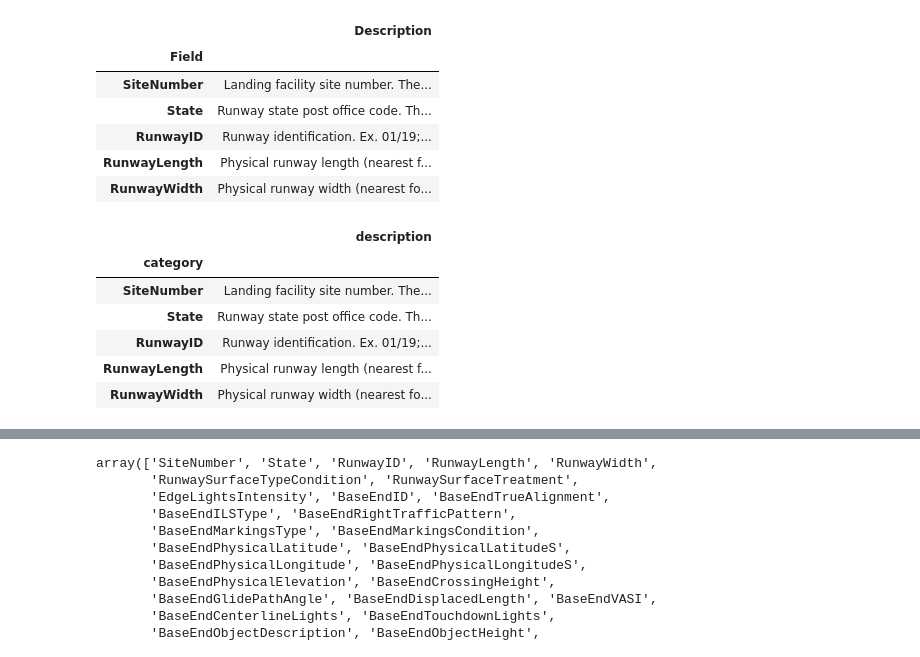
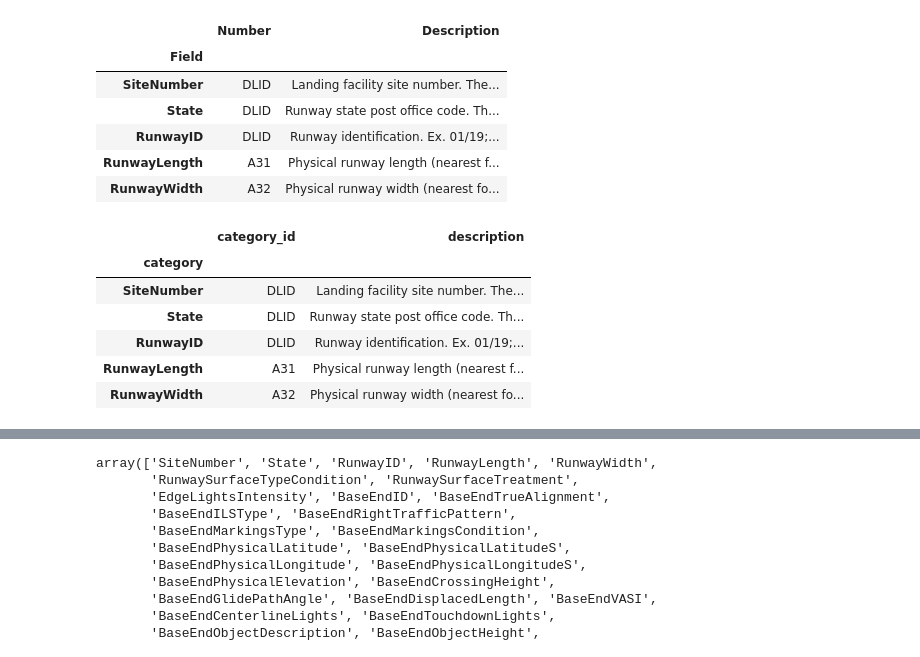
Before and after one commit to mpatterson73/US-Airports, a Jupyter notebook: ETL/FAA-Airports-data/runways_dict.ipynb, the cells around one changed output, grey strips where cells are left out. Drawn from its saved outputs; the diff is of its cells as text; code cells hidden in the pictures.

```diff
--- a/ETL/FAA-Airports-data/runways_dict.ipynb
+++ b/ETL/FAA-Airports-data/runways_dict.ipynb
@@ -6,33 +6,33 @@ import openpyxl
 # %%
 infile = open('airport-data-dictionaries.xlsx', mode='r+b')
 # %%
-df = pd.read_excel(infile, sheet_name=2, index_col='Field', usecols='A,C')
+df = pd.read_excel(infile, sheet_name=2, index_col='Field')
 
 pd.set_option('display.max_columns', 5)
 pd.set_option('display.max_rows', 140)
 pd.set_option('display.max_colwidth', None)
 df.head()
 # %% [output]
-|  | Description |
-| Field |  |
-| SiteNumber | Landing facility site number. The... |
-| State | Runway state post office code. Th... |
-| RunwayID | Runway identification. Ex. 01/19;... |
-| RunwayLength | Physical runway length (nearest f... |
-| RunwayWidth | Physical runway width (nearest fo... |
+|  | Number | Description |
+| Field |  |  |
+| SiteNumber | DLID | Landing facility site number. The... |
+| State | DLID | Runway state post office code. Th... |
+| RunwayID | DLID | Runway identification. Ex. 01/19;... |
+| RunwayLength | A31 | Physical runway length (nearest f... |
+| RunwayWidth | A32 | Physical runway width (nearest fo... |
 # %%
 df.index.rename('category', inplace=True)
 # %%
-df.rename(columns={'Description': 'description'}, inplace=True)
+df.rename(columns={'Number':'category_id', 'Description': 'description'}, inplace=True)
 df.head()
 # %% [output]
-|  | description |
-| category |  |
-| SiteNumber | Landing facility site number. The... |
-| State | Runway state post office code. Th... |
-| RunwayID | Runway identification. Ex. 01/19;... |
-| RunwayLength | Physical runway length (nearest f... |
-| RunwayWidth | Physical runway width (nearest fo... |
+|  | category_id | description |
+| category |  |  |
+| SiteNumber | DLID | Landing facility site number. The... |
+| State | DLID | Runway state post office code. Th... |
+| RunwayID | DLID | Runway identification. Ex. 01/19;... |
+| RunwayLength | A31 | Physical runway length (nearest f... |
+| RunwayWidth | A32 | Physical runway width (nearest fo... |
 # %%
 #NOTE: 'ActivationDate' was modified to 'ActiviationDate' to match typo in source file.
 
```
Also changed, not shown: parts of 2 cells of this notebook, 10 other files.
